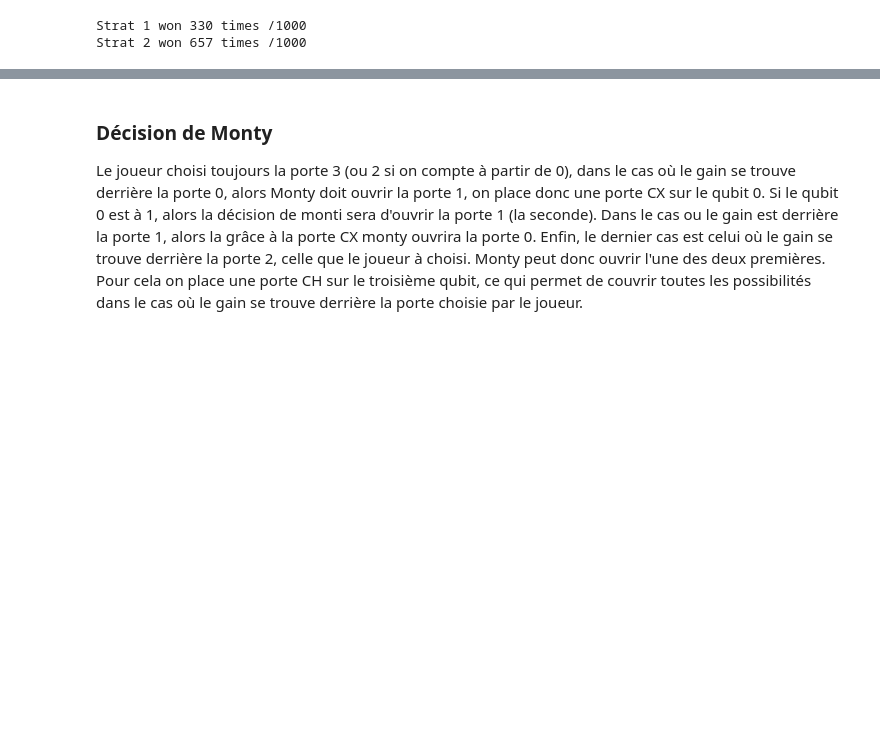
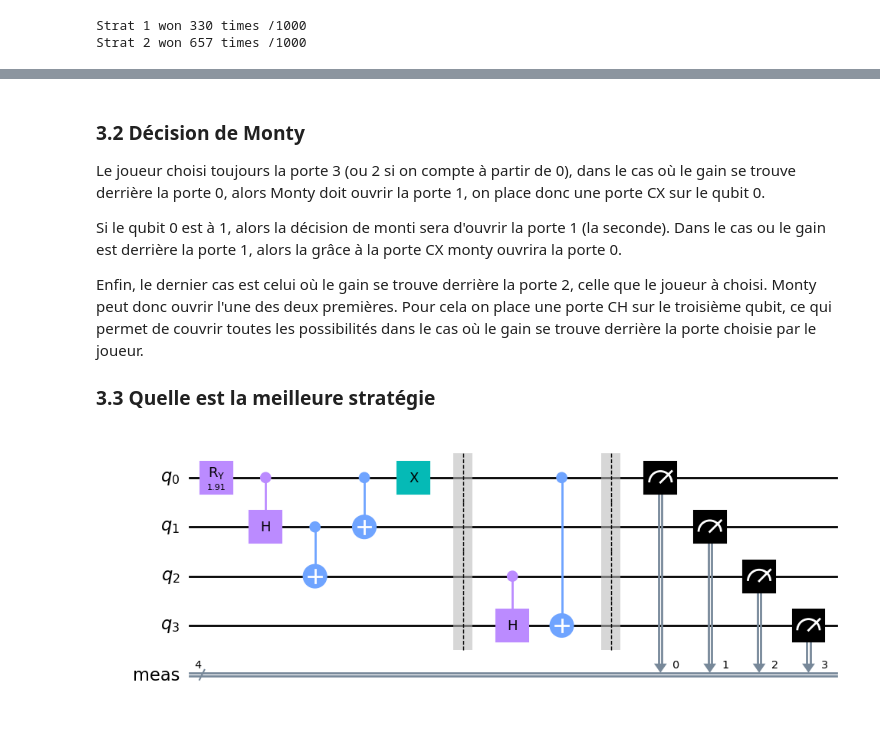
Before and after one commit to emilien-MT/AI29, a Jupyter notebook: TP4.ipynb, the cells around one changed output, grey strips where cells are left out. Saved outputs shown, nothing was run; the diff lists cells and outputs as text; code cells hidden in the pictures; blank space fills up the shorter version.

```diff
--- a/TP4.ipynb
+++ b/TP4.ipynb
@@ -120,8 +98,39 @@ circuit.draw('mpl')
 # %% [markdown]
-### Décision de Monty
+### 3.2 Décision de Monty
 Le joueur choisi toujours la porte 3 (ou 2 si on compte à partir de 0), dans le cas où le gain se trouve derrière la porte 0, alors Monty doit ouvrir la porte 1, on place donc une porte CX sur le qubit 0.
+
 Si le qubit 0 est à 1, alors la décision de monti sera d'ouvrir la porte 1 (la seconde). Dans le cas ou le gain est derrière la porte 1, alors la grâce à la porte CX monty ouvrira la porte 0.
+
 Enfin, le dernier cas est celui où le gain se trouve derrière la porte 2, celle que le joueur à choisi.
 Monty peut donc ouvrir l'une des deux premières. Pour cela on place une porte CH sur le troisième qubit, ce qui permet de couvrir toutes les possibilités dans le cas où le gain se trouve derrière la porte choisie par le joueur.
+
+### 3.3 Quelle est la meilleure stratégie
+# %%
+import numpy as np
+from qiskit import assemble
+
+# importing Qiskit
+from qiskit import IBMQ, Aer
+#from qiskit.providers.ibmq import least_busy
+from qiskit import QuantumCircuit, transpile
+
+# import basic plot tools
+from qiskit.visualization import plot_histogram
+aer_sim = Aer.get_backend('aer_simulator')
+
+pi = 3.14
+circuit = QuantumCircuit(4, 0)
+circuit.ry(pi/1.644,0)
+circuit.ch(0,1)
+circuit.cx(1,2)
+circuit.cx(0,1)
+circuit.x(0)
+circuit.barrier()
+circuit.ch(2,3)
+circuit.cx(0,3)
+circuit.measure_all()
+circuit.draw('mpl')
+# %% [output]
+[figure, added]
 # %%
 import numpy as np
```
Also changed, not shown: parts of 6 cells of this notebook.
